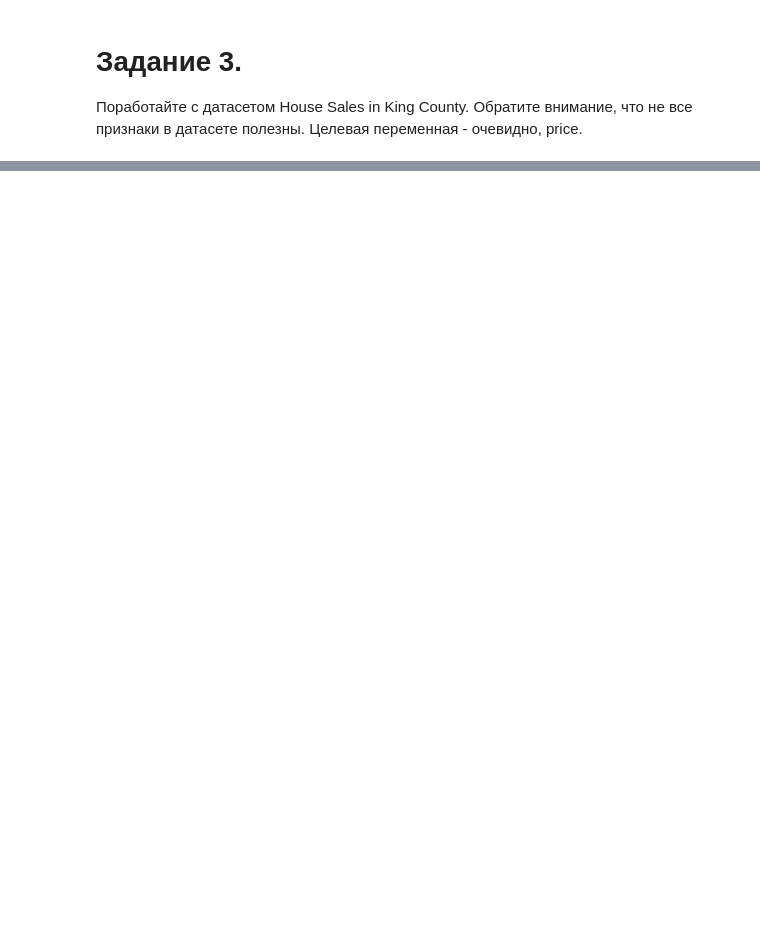
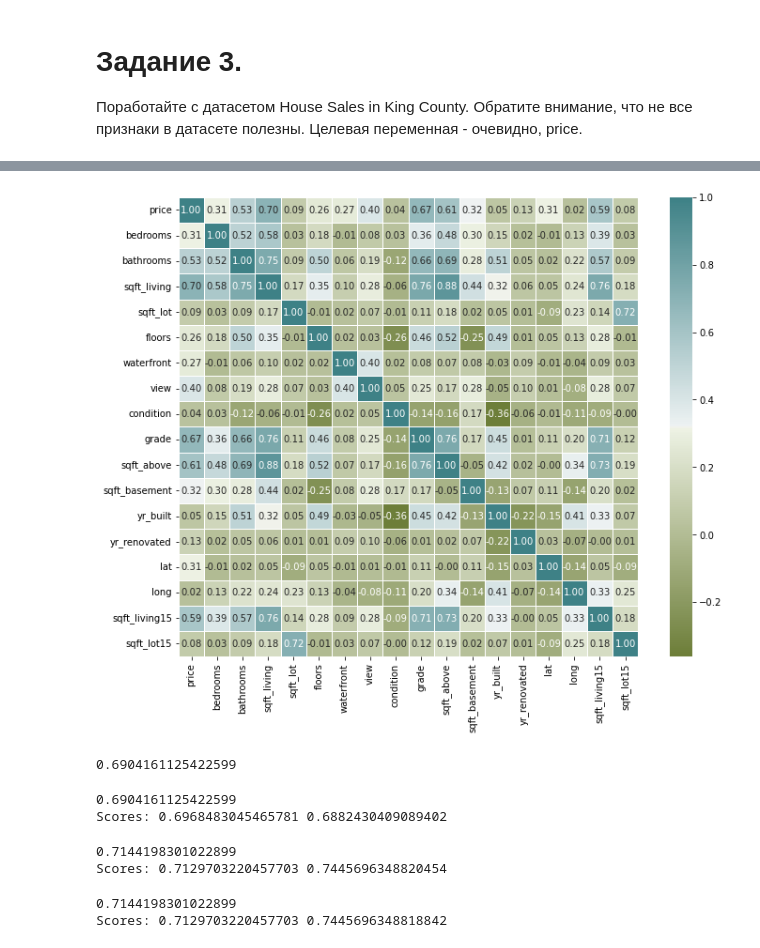
Before and after one commit to rsuh-python/mag2021_ML, a Jupyter notebook: 02-Lasso, Ridge, CV/sem02-filled.ipynb, the cells around one changed output, grey strips where cells are left out. Drawn from its saved outputs; the diff is of its cells as text; code cells hidden in the pictures; blank space fills up the shorter version.

```diff
--- a/02-Lasso, Ridge, CV/sem02-filled.ipynb
+++ b/02-Lasso, Ridge, CV/sem02-filled.ipynb
@@ -533,4 +593,5 @@ print(cross_val_score(LinearRegression(), X, y, cv=3, scoring='r2').mean())
 
 Поработайте с датасетом House Sales in King County. Обратите внимание, что не все признаки в датасете полезны. Целевая переменная - очевидно, price.
 # %%
-#your code here
+data = pd.read_csv('kc_house_data.csv')
+data.head()
@@ -536,0 +626,2 @@ print(cross_val_score(LinearRegression(), X, y, cv=3, scoring='r2').mean())
+# %%
+data.drop(['date', 'id', 'zipcode'], axis=1, inplace=True)
@@ -536,0 +631,15 @@ print(cross_val_score(LinearRegression(), X, y, cv=3, scoring='r2').mean())
+# %%
+plt.figure(figsize=(12,9))
+
+corr = data.corr()
+
+sns.heatmap(corr,annot=True,linewidths=.5,fmt= '.2f',\
+            mask=np.zeros_like(corr, dtype=bool), \
+            cmap=sns.diverging_palette(100,200,as_cmap=True), square=True)
+plt.show()
+# %% [output]
+[figure, added]
+# %%
+print(cross_val_score(LinearRegression(), X, y, cv=3, scoring='r2').mean())
+# %% [output]
+0.6904161125422599
@@ -536,0 +650,37 @@ print(cross_val_score(LinearRegression(), X, y, cv=3, scoring='r2').mean())
+# %%
+model = LinearRegression()
+model.fit(Xtrain, ytrain)
+
+ypred_test = model.predict(Xtest)
+ypred_train = model.predict(Xtrain)
+print(cross_val_score(model, X, y, cv=3, scoring='r2').mean())
+print('Scores:', r2_score(ytrain, ypred_train), r2_score(ytest, ypred_test))
+# %% [output]
+0.6904161125422599
+Scores: 0.6968483045465781 0.6882430409089402
+# %%
+model = LinearRegression()
+model.fit(Xtrain, ytrain)
+
+ypred_test = model.predict(Xtest)
+ypred_train = model.predict(Xtrain)
+print(cross_val_score(model, X, y, cv=3, scoring='r2').mean())
+print('Scores:', r2_score(ytrain, ypred_train), r2_score(ytest, ypred_test))
+# %% [output]
+0.7144198301022899
+Scores: 0.7129703220457703 0.7445696348820454
+# %%
+scaler = StandardScaler().fit(Xtrain)
+Xtrain = scaler.transform(Xtrain)
+Xtest = scaler.transform(Xtest)
+
+model = LinearRegression()
+model.fit(Xtrain, ytrain)
+
+ypred_test = model.predict(Xtest)
+ypred_train = model.predict(Xtrain)
+print(cross_val_score(model, X, y, cv=3, scoring='r2').mean())
+print('Scores:', r2_score(ytrain, ypred_train), r2_score(ytest, ypred_test))
+# %% [output]
+0.7144198301022899
+Scores: 0.7129703220457703 0.7445696348818842
```
Also changed, not shown: parts of 21 cells of this notebook, 8 other files.
